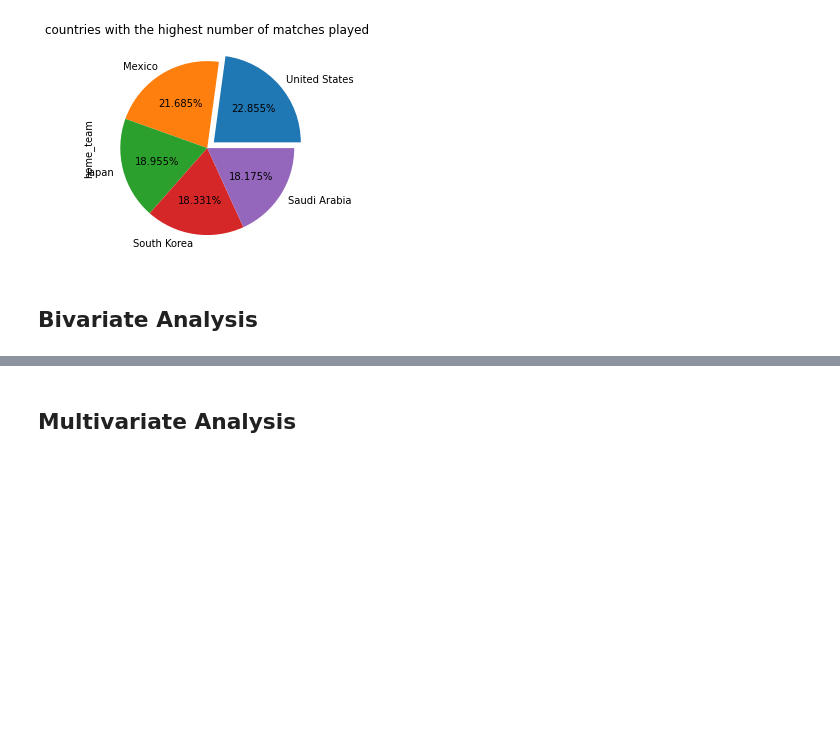
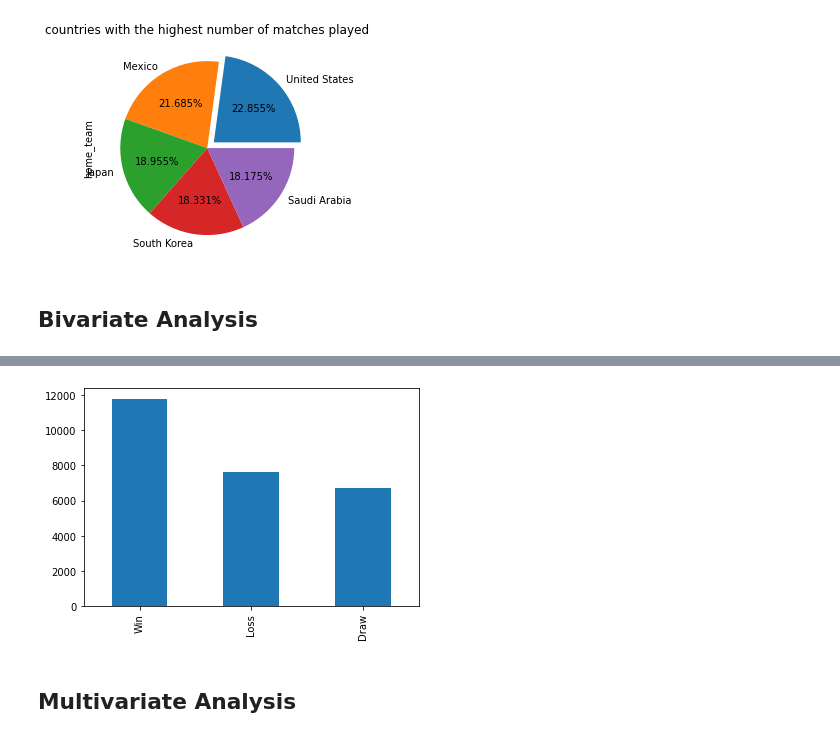
Before and after one commit to GeorgeKMaina/MCHEZO-PESA-MACHINE-LEARNING-PREDICITION, a Jupyter notebook: mchezo_pesa_game_results_predicition.ipynb, the cells around one changed output, grey strips where cells are left out. Cells and saved outputs as stored; diff of their text form; code cells hidden in the pictures; blank space fills up the shorter version.

```diff
--- a/mchezo_pesa_game_results_predicition.ipynb
+++ b/mchezo_pesa_game_results_predicition.ipynb
@@ -711,3 +735,9 @@ sns.heatmap(merged3.corr())
+# %%
+# match status
+merged3['matchstatus'].value_counts().plot(kind='bar')
+plt.show()
+# %% [output]
+[figure, added]
 # %% [markdown]
 ## Multivariate Analysis
 # %% [markdown]
```
Also changed, not shown: parts of 14 cells of this notebook.
